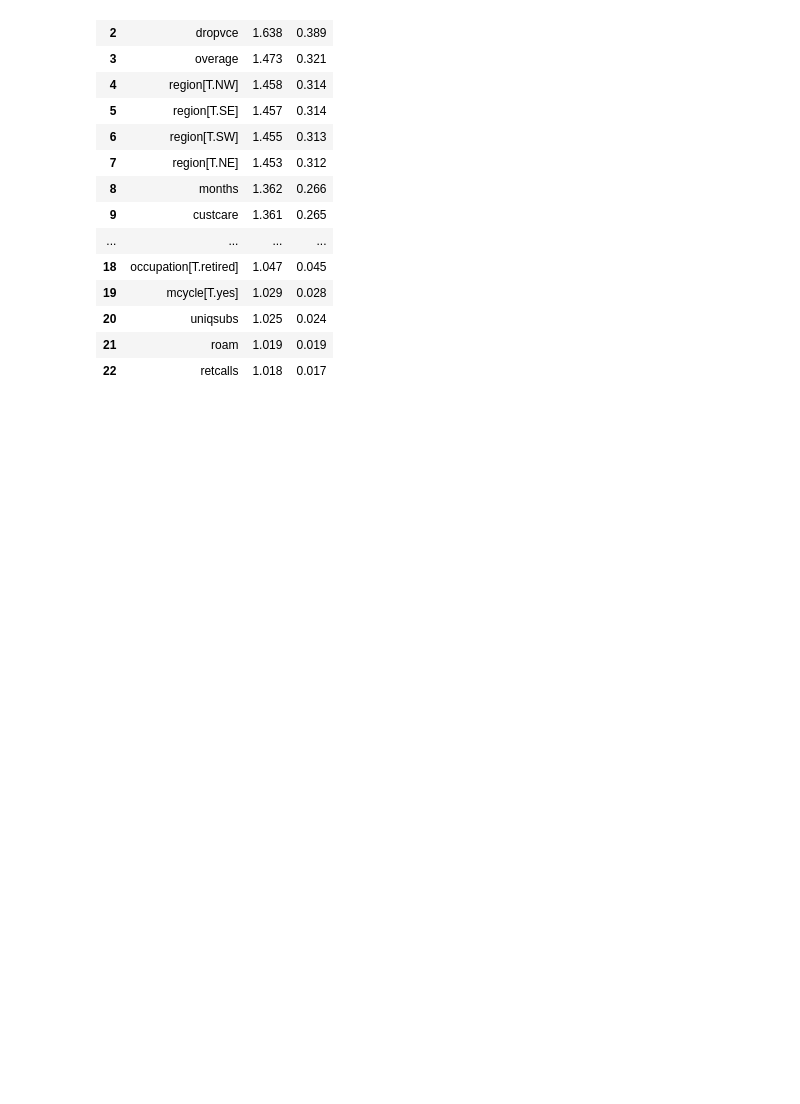
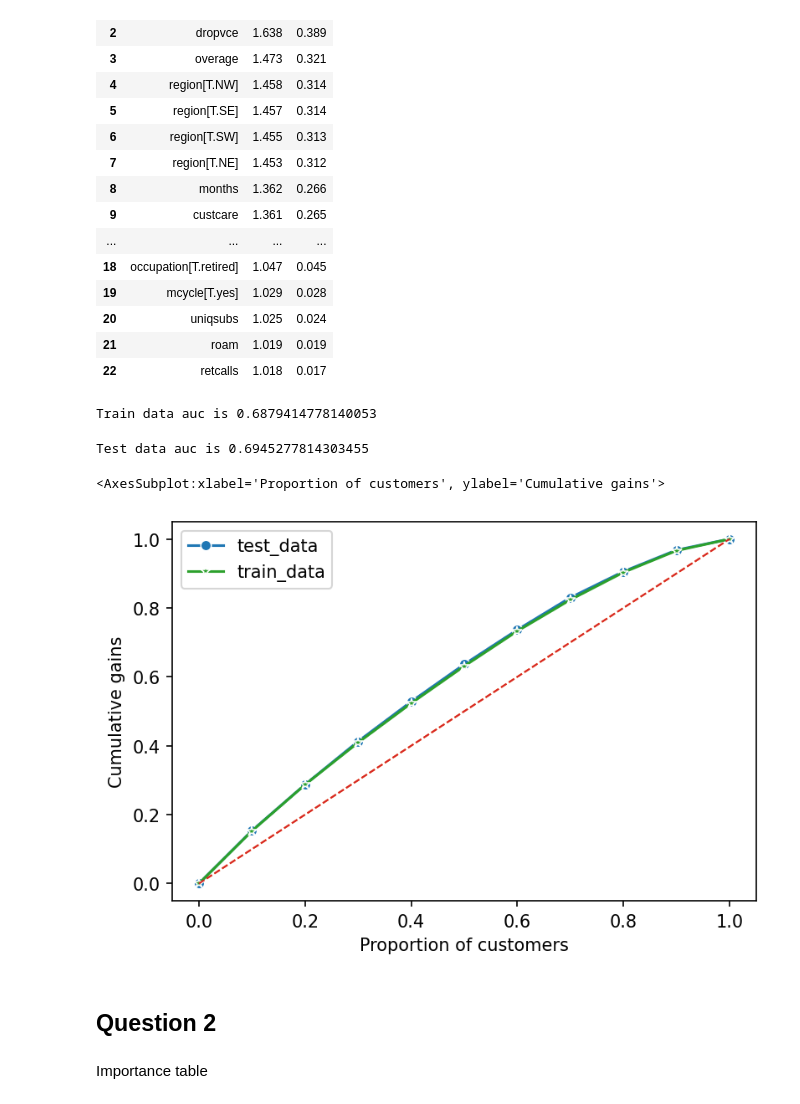
Before and after one commit to deeptarka96/Churn-Prediction-Analysis, a Jupyter notebook: sub-notebooks/Saurav.ipynb, the cells around one changed output. Cells and saved outputs as stored; diff of their text form; code cells hidden in the pictures; blank space fills up the shorter version.

```diff
--- a/sub-notebooks/Saurav.ipynb
+++ b/sub-notebooks/Saurav.ipynb
@@ -585,3 +589,15 @@ rsm.vif(lr_b)
 | 20 | uniqsubs | 1.025 | 0.024 |
 | 21 | roam | 1.019 | 0.019 |
 | 22 | retcalls | 1.018 | 0.017 |
+# %%
+score = roc_auc_score(s_mobile.query('training==1')['churn_yes'],lr.predict(Xs[s_mobile.training == 1]))
+
+print(f'Train data auc is {score}')
+# %% [output]
+Train data auc is 0.6879414778140053
+# %%
+score = roc_auc_score(s_mobile.query('training==0')['churn_yes'],lr.predict(Xs[s_mobile.training == 0]))
+
+print(f'Test data auc is {score}')
+# %% [output]
+Test data auc is 0.6945277814303455
@@ -588,3 +606,16 @@ rsm.vif(lr_b)
+# %%
+df_train = pd.DataFrame({'churn_yes':s_mobile.query('training==1')['churn_yes'],'predictions':lr.predict(Xs[s_mobile.training == 1])})
+df_test = pd.DataFrame({'churn_yes':s_mobile.query('training==0')['churn_yes'],'predictions':lr.predict(Xs[s_mobile.training == 0])})
+# %%
+rsm.gains_plot(df=df_test,rvar='churn_yes',lev=1,pred='predictions',label='test_data')
+rsm.gains_plot(df=df_train,rvar='churn_yes',lev=1,pred='predictions',label='train_data',marker='*')
+# %% [output]
+<AxesSubplot:xlabel='Proportion of customers', ylabel='Cumulative gains'>
+[figure, added]
+# %% [markdown]
+## Question 2
+# %% [markdown]
+Importance table
 # %%
 (
     rsm.or_ci(lr, importance=True, data=s_mobile[s_mobile.training == 1])
```
Also changed, not shown: parts of 22 cells of this notebook, 2 other files.
